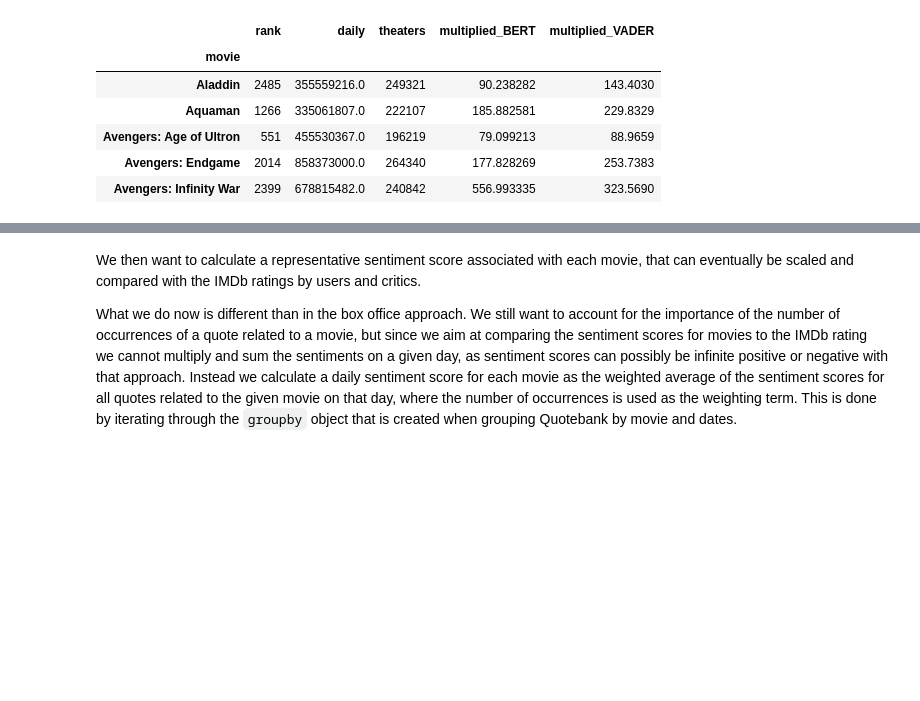
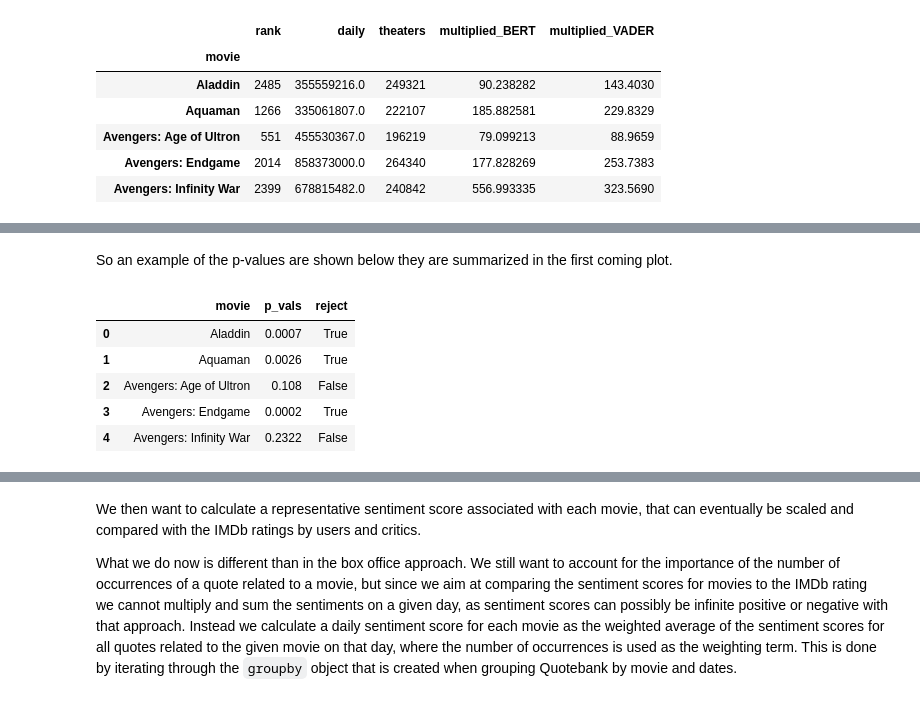
Before and after one commit to epfl-ada/ada-2021-project-f-jab, a Jupyter notebook: RQ2.ipynb, the cells around one changed output, grey strips where cells are left out. Saved outputs shown, nothing was run; the diff lists cells and outputs as text; code cells hidden in the pictures; blank space fills up the shorter version.

```diff
--- a/RQ2.ipynb
+++ b/RQ2.ipynb
@@ -352,0 +334,21 @@ merged_df_boxOffice = merged_df
+# %%
+from statsmodels.tsa.stattools import grangercausalitytests
+
+maxlag=3
+test = 'ssr_chi2test'
+
+# code found here: https://towardsdatascience.com/a-quick-introduction-on-granger-causality-testing-for-time-series-analysis-7113dc9420d2
+
+def grangers_causation_matrix(data, variables, test='ssr_chi2test', verbose=False):
+
+    df = pd.DataFrame(np.zeros((len(variables), len(variables))), columns=variables, index=variables)
+    for c in df.columns:
+        for r in df.index:
+            test_result = grangercausalitytests(data[[r, c]], maxlag=maxlag, verbose=False)
+            p_values = [round(test_result[i+1][0][test][1],4) for i in range(maxlag)]
+            if verbose: print(f'Y = {r}, X = {c}, P Values = {p_values}')
+            min_p_value = np.min(p_values)
+            df.loc[r, c] = min_p_value
+    df.columns = [var + '_x' for var in variables]
+    df.index = [var + '_y' for var in variables]
+    return df
@@ -352,0 +391,14 @@ merged_df_boxOffice = merged_df
+# %%
+sent2box = np.array([(movie, p_val, reject) for movie, (p_val, reject) in sent_cause_box.items()])
+# %% [markdown]
+So an example of the p-values are shown below they are summarized in the first coming plot.
+# %%
+temp = pd.DataFrame(sent2box).rename(columns={0: 'movie', 1: 'p_vals', 2: 'reject'})
+temp.head()
+# %% [output]
+|  | movie | p_vals | reject |
+| 0 | Aladdin | 0.0007 | True |
+| 1 | Aquaman | 0.0026 | True |
+| 2 | Avengers: Age of Ultron | 0.108 | False |
+| 3 | Avengers: Endgame | 0.0002 | True |
+| 4 | Avengers: Infinity War | 0.2322 | False |
```
Also changed, not shown: parts of 44 cells of this notebook, 4 other files.
